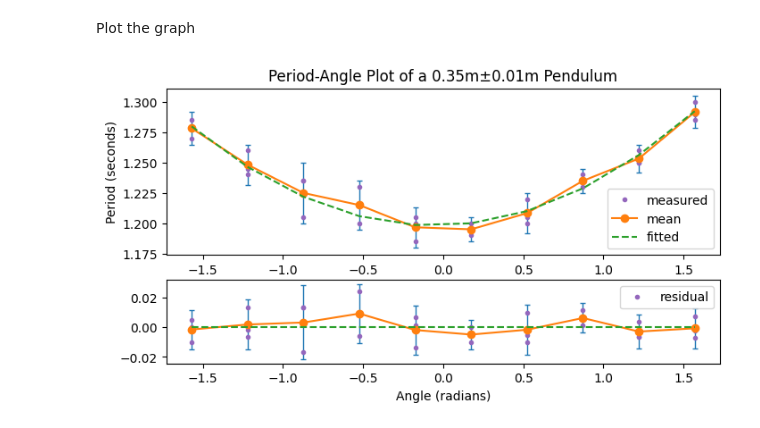
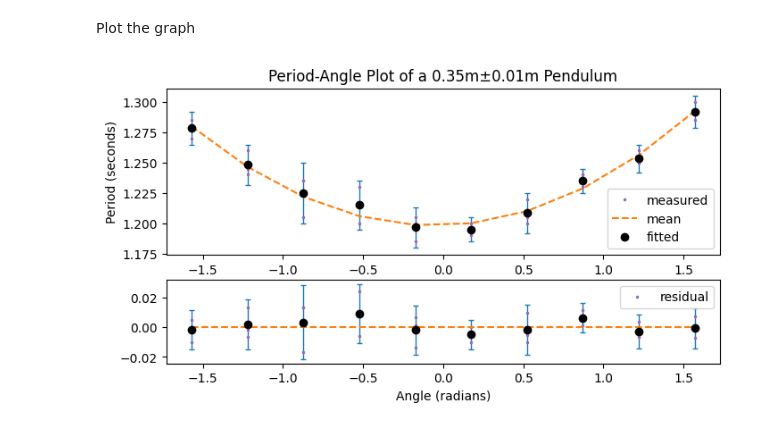
Before and after one commit to harry7557558/engsci-2t6, a Jupyter notebook: phy180-pendulum-lab/plot-period-angle.ipynb, the cells around one changed output. Saved outputs shown, nothing was run; the diff lists cells and outputs as text; code cells hidden in the pictures.

```diff
--- a/phy180-pendulum-lab/plot-period-angle.ipynb
+++ b/phy180-pendulum-lab/plot-period-angle.ipynb
@@ -53,32 +53,32 @@ Plot the graph
 # %%
 fig, (ax1, ax2) = plt.subplots(
     2, 1, gridspec_kw={'height_ratios': [2, 1]},
     figsize=(8, 4))
 ax1.set_title("Period-Angle Plot of a 0.35m±0.01m Pendulum")
 ax2.set_xlabel("Angle (radians)")
 ax1.set_ylabel("Period (seconds)")
 
 ax1.errorbar(theta_initial, period_measured,
              xerr=theta_uncertainty, yerr=period_uncertainty,
              fmt=' ', linewidth=1, capsize=2)
 ax1.plot(theta_initial.tolist()*3, period_measured_raw.flatten(),
-         'oC4', markersize=3)
-ax1.plot(theta_initial, period_measured, 'o-')
+         'oC4', markersize=1.5)
 ax1.plot(theta_initial, predicted, '--')
+ax1.plot(theta_initial, period_measured, 'ok')
 # ax1.plot(theta_initial, period_theo_2, '-')
 # ax1.legend(["measured", "fitted", "theoretical"])
 ax1.legend(["measured", "mean", "fitted"])
 
 ax2.errorbar(theta_initial, residual,
              xerr=theta_uncertainty, yerr=period_uncertainty,
              fmt=' ', linewidth=1, capsize=2)
 ax2.plot(theta_initial.tolist()*3,
          (period_measured_raw - predicted).flatten(),
-         'oC4', markersize=3)
+         'oC4', markersize=1.5)
 ax2.legend(["residual"])
-ax2.plot(theta_initial, residual, 'o-')
 ax2.plot(theta_initial, np.zeros(len(theta_initial)), '--')
+ax2.plot(theta_initial, residual, 'ok')
 
 plt.show()
 # %% [output]
-[figure, old version]
+[figure, new version]
```
Also changed, not shown: 13 other files.
